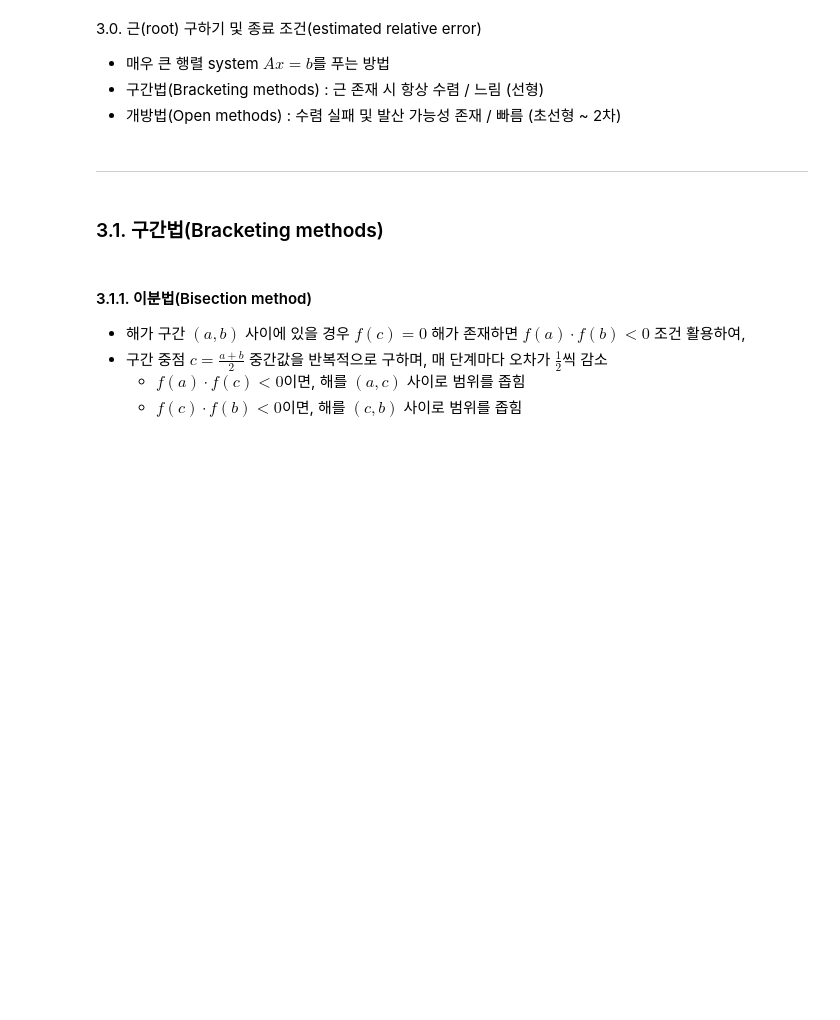
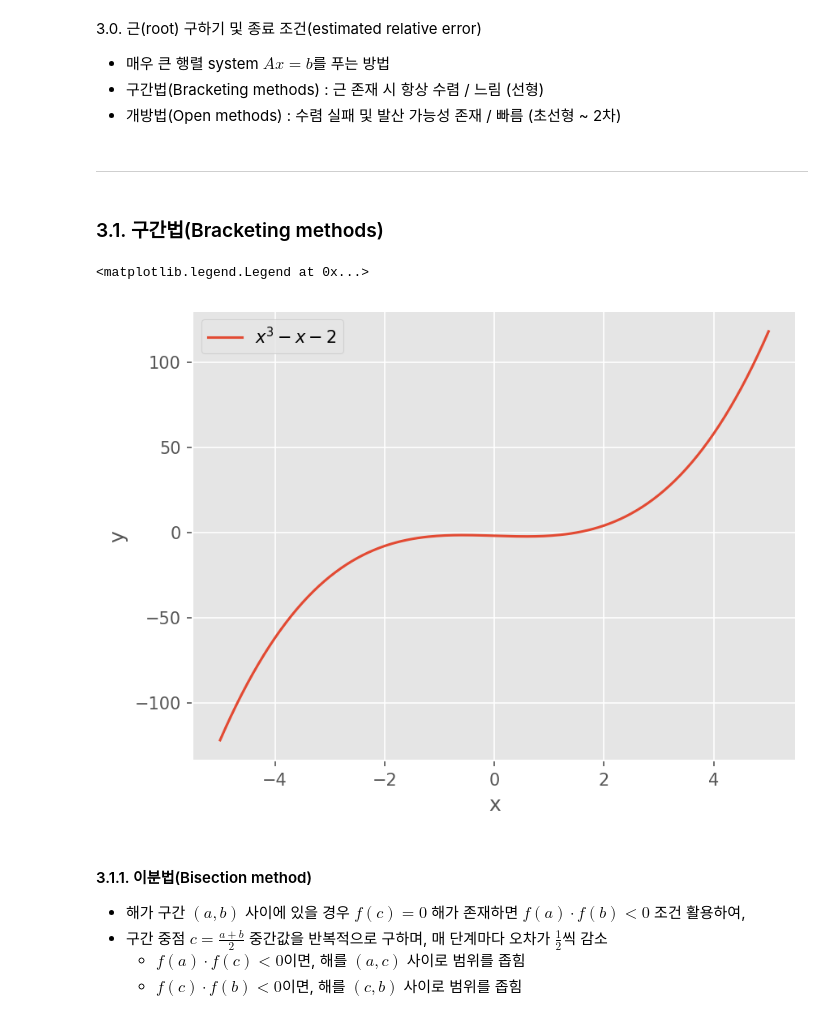
Before and after one commit to ksydata/DeepLearning, a Jupyter notebook: NumericalAnaysis/ErrorEstimation.ipynb, the cells around one changed output. Cells and saved outputs as stored; diff of their text form; code cells hidden in the pictures; blank space fills up the shorter version.

```diff
--- a/NumericalAnaysis/ErrorEstimation.ipynb
+++ b/NumericalAnaysis/ErrorEstimation.ipynb
@@ -150,4 +151,14 @@ class BracketingNumericalAnalysis:
         # 반복을 끝나고 수치해와 함수값 등 레퍼런스 히스트리 리스트 출력
+# %%
+x = np.linspace(-5.0, 5.0, 201)
+plt.plot(x, x**3 - x - 2)
+
+plt.xlabel("x")
+plt.ylabel("y")
+plt.legend([r"$x^3 - x - 2$"])
+# %% [output]
+<matplotlib.legend.Legend at 0x...>
+[figure, added]
 # %% [markdown]
 #### 3.1.1. 이분법(Bisection method)
 
```
Also changed, not shown: parts of 10 cells of this notebook.
